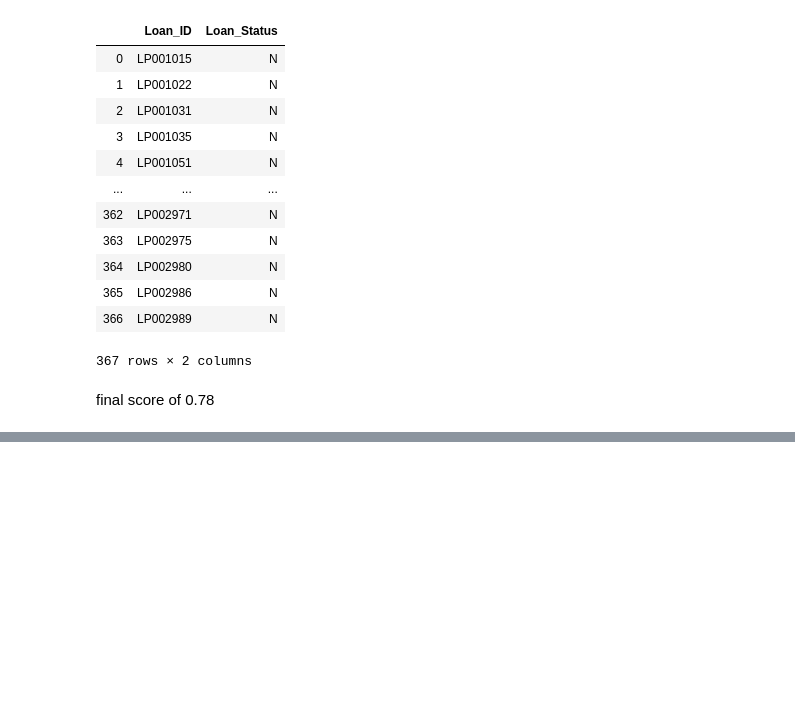
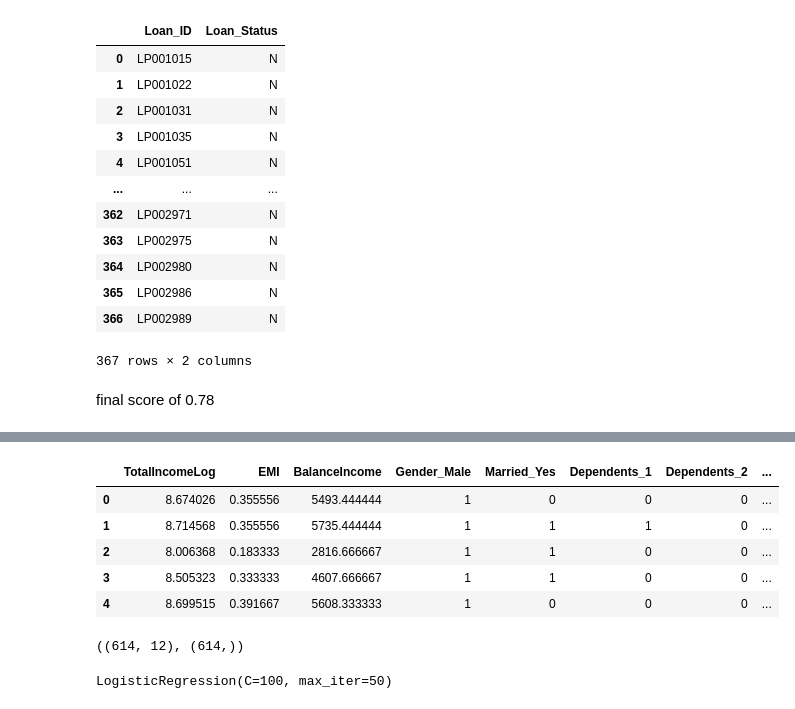
Before and after one commit to Markinger7/Loan-Prediction-Contest, a Jupyter notebook: Loan_Prediction.ipynb, the cells around one changed output, grey strips where cells are left out. Cells and saved outputs as stored; diff of their text form; code cells hidden in the pictures; blank space fills up the shorter version.

```diff
--- a/Loan_Prediction.ipynb
+++ b/Loan_Prediction.ipynb
@@ -753,0 +837,10 @@ final score of 0.78
+# %%
+df_train = clean_and_feature(train_clean)
+df_train.head()
+# %% [output]
+|  | TotalIncomeLog | EMI | BalanceIncome | Gender_Male | Married_Yes | Dependents_1 | Dependents_2 | ... |
+| 0 | 8.674026 | 0.355556 | 5493.444444 | 1 | 0 | 0 | 0 | ... |
+| 1 | 8.714568 | 0.355556 | 5735.444444 | 1 | 1 | 1 | 0 | ... |
+| 2 | 8.006368 | 0.183333 | 2816.666667 | 1 | 1 | 0 | 0 | ... |
+| 3 | 8.505323 | 0.333333 | 4607.666667 | 1 | 1 | 0 | 0 | ... |
+| 4 | 8.699515 | 0.391667 | 5608.333333 | 1 | 0 | 0 | 0 | ... |
@@ -753,0 +850,4 @@ final score of 0.78
+# %%
+X_app.shape, y_app.shape
+# %% [output]
+((614, 12), (614,))
@@ -753,0 +856,4 @@ final score of 0.78
+# %%
+final_clf_app.fit(X_app, y_app)
+# %% [output]
+LogisticRegression(C=100, max_iter=50)
```
Also changed, not shown: parts of 20 cells of this notebook, 3 other files.
